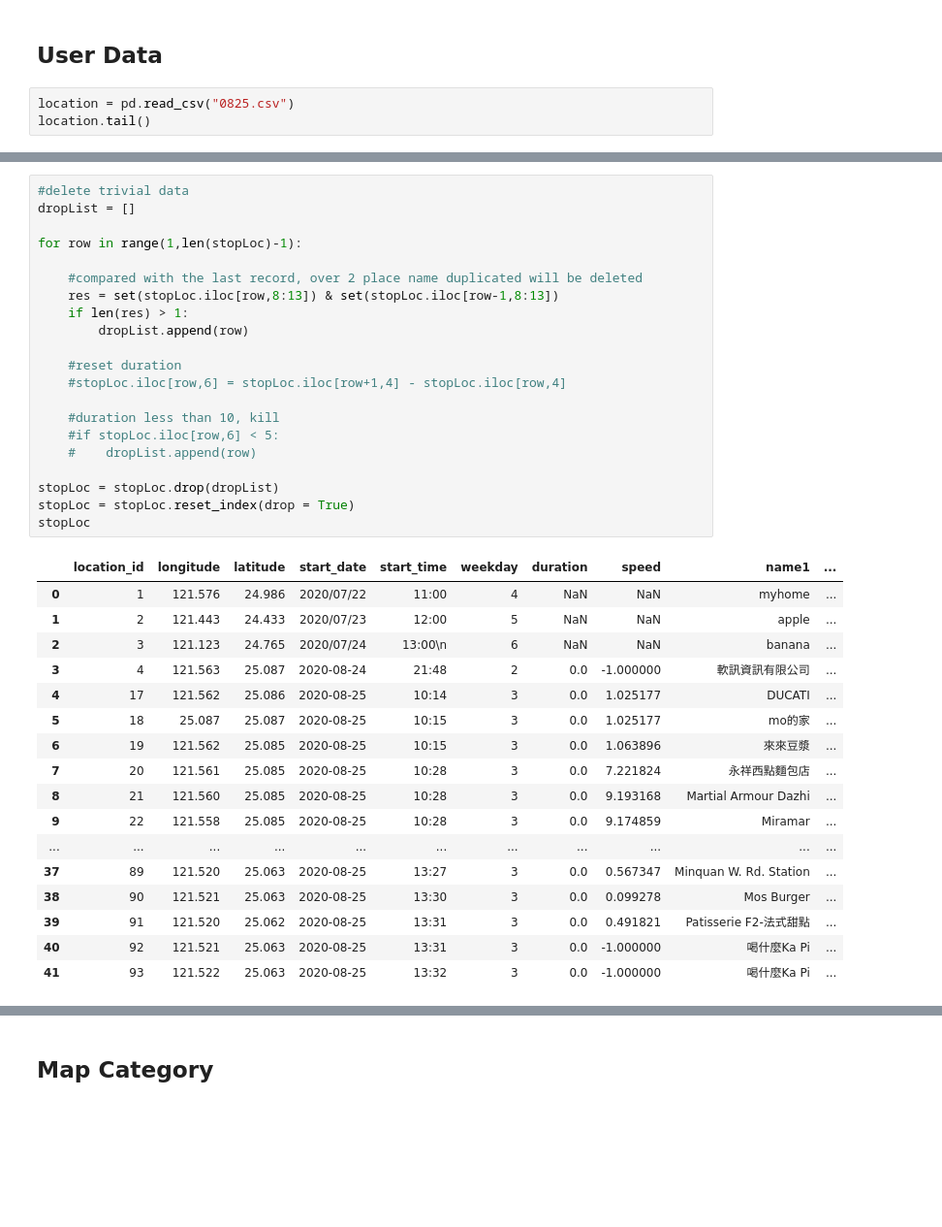
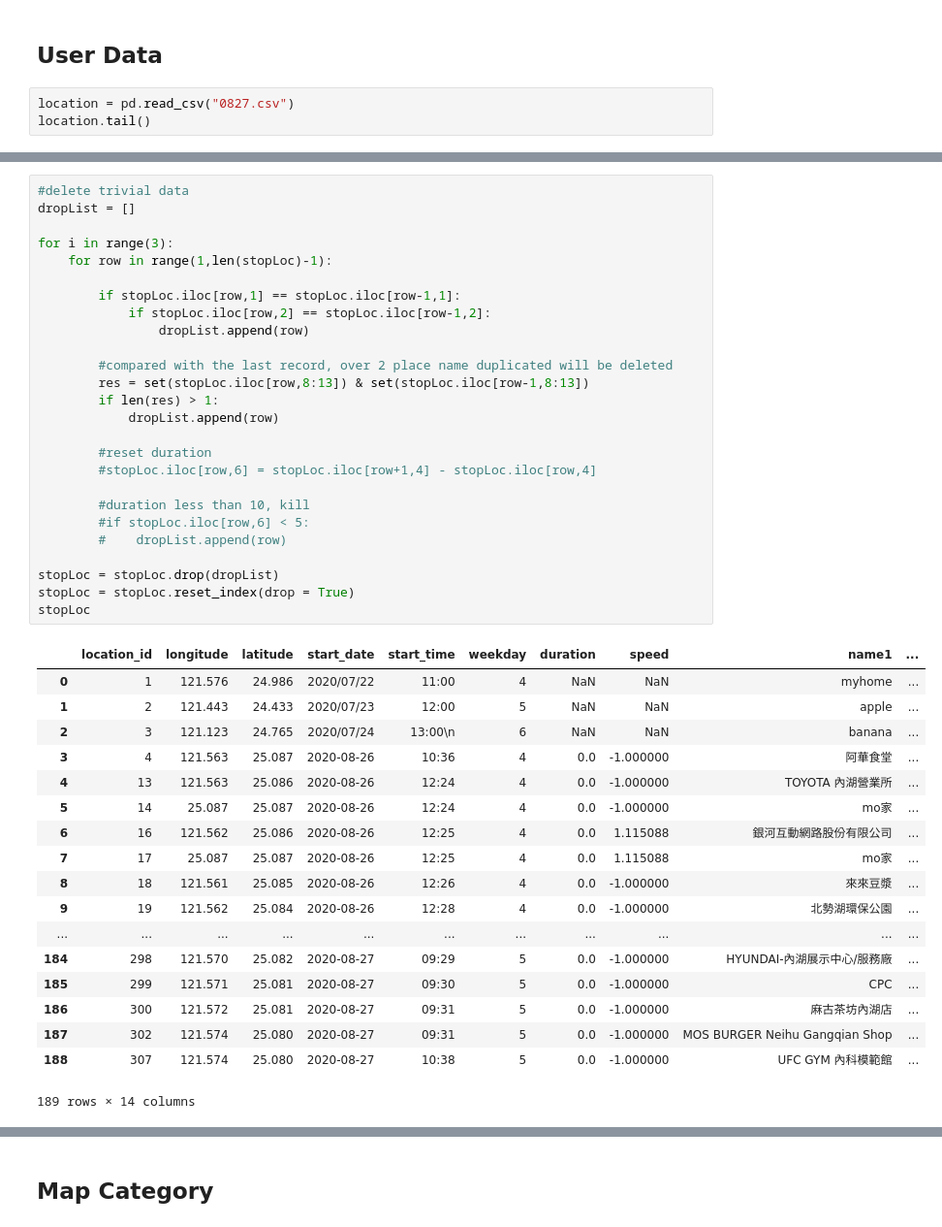
Before and after one commit to yuchieh0130/chchboss, a Jupyter notebook: CategoryPrediction_RandomForest.ipynb, the cells around one changed output, grey strips where cells are left out. Shown at 97% size. Drawn from its saved outputs; the diff is of its cells as text; blank space fills up the shorter version.

```diff
--- a/CategoryPrediction_RandomForest.ipynb
+++ b/CategoryPrediction_RandomForest.ipynb
@@ -146,7 +140,7 @@ array([ 3,  3,  2, 17,  6,  1,  6, 17,  6, 17,  2,  3,  2, 17,  6,  1,  6,
 # %% [markdown]
 ## User Data
 # %%
-location = pd.read_csv("0825.csv")
+location = pd.read_csv("0827.csv")
 location.tail()
 # %% [output]
 |  | location_id | longitude | latitude | start_date | start_time | weekday | duration | speed | name1 | ... |
@@ -190,42 +184,48 @@ stopLoc
 # %%
 #delete trivial data
 dropList = []
 
-for row in range(1,len(stopLoc)-1):
+for i in range(3):
+    for row in range(1,len(stopLoc)-1):
 
-    #compared with the last record, over 2 place name duplicated will be deleted
-    res = set(stopLoc.iloc[row,8:13]) & set(stopLoc.iloc[row-1,8:13])
-    if len(res) > 1:
-        dropList.append(row)
+        if stopLoc.iloc[row,1] == stopLoc.iloc[row-1,1]:
+            if stopLoc.iloc[row,2] == stopLoc.iloc[row-1,2]:
+                dropList.append(row)
 
-    #reset duration
-    #stopLoc.iloc[row,6] = stopLoc.iloc[row+1,4] - stopLoc.iloc[row,4]
+        #compared with the last record, over 2 place name duplicated will be deleted
+        res = set(stopLoc.iloc[row,8:13]) & set(stopLoc.iloc[row-1,8:13])
+        if len(res) > 1:
+            dropList.append(row)
 
-    #duration less than 10, kill
-    #if stopLoc.iloc[row,6] < 5:
-    #    dropList.append(row)
+        #reset duration
+        #stopLoc.iloc[row,6] = stopLoc.iloc[row+1,4] - stopLoc.iloc[row,4]
+
+        #duration less than 10, kill
+        #if stopLoc.iloc[row,6] < 5:
+        #    dropList.append(row)
 
 stopLoc = stopLoc.drop(dropList)
 stopLoc = stopLoc.reset_index(drop = True)
 stopLoc
 # %% [output]
 |  | location_id | longitude | latitude | start_date | start_time | weekday | duration | speed | name1 | ... |
 | 0 | 1 | 121.576 | 24.986 | 2020/07/22 | 11:00 | 4 | NaN | NaN | myhome | ... |
 | 1 | 2 | 121.443 | 24.433 | 2020/07/23 | 12:00 | 5 | NaN | NaN | apple | ... |
 | 2 | 3 | 121.123 | 24.765 | 2020/07/24 | 13:00\n | 6 | NaN | NaN | banana | ... |
-| 3 | 4 | 121.563 | 25.087 | 2020-08-24 | 21:48 | 2 | 0.0 | -1.000000 | 軟訊資訊有限公司 | ... |
-| 4 | 17 | 121.562 | 25.086 | 2020-08-25 | 10:14 | 3 | 0.0 | 1.025177 | DUCATI | ... |
-| 5 | 18 | 25.087 | 25.087 | 2020-08-25 | 10:15 | 3 | 0.0 | 1.025177 | mo的家 | ... |
-| 6 | 19 | 121.562 | 25.085 | 2020-08-25 | 10:15 | 3 | 0.0 | 1.063896 | 來來豆漿 | ... |
-| 7 | 20 | 121.561 | 25.085 | 2020-08-25 | 10:28 | 3 | 0.0 | 7.221824 | 永祥西點麵包店 | ... |
-| 8 | 21 | 121.560 | 25.085 | 2020-08-25 | 10:28 | 3 | 0.0 | 9.193168 | Martial Armour Dazhi | ... |
-| 9 | 22 | 121.558 | 25.085 | 2020-08-25 | 10:28 | 3 | 0.0 | 9.174859 | Miramar | ... |
+| 3 | 4 | 121.563 | 25.087 | 2020-08-26 | 10:36 | 4 | 0.0 | -1.000000 | 阿華食堂 | ... |
+| 4 | 13 | 121.563 | 25.086 | 2020-08-26 | 12:24 | 4 | 0.0 | -1.000000 | TOYOTA 內湖營業所 | ... |
+| 5 | 14 | 25.087 | 25.087 | 2020-08-26 | 12:24 | 4 | 0.0 | -1.000000 | mo家 | ... |
+| 6 | 16 | 121.562 | 25.086 | 2020-08-26 | 12:25 | 4 | 0.0 | 1.115088 | 銀河互動網路股份有限公司 | ... |
+| 7 | 17 | 25.087 | 25.087 | 2020-08-26 | 12:25 | 4 | 0.0 | 1.115088 | mo家 | ... |
+| 8 | 18 | 121.561 | 25.085 | 2020-08-26 | 12:26 | 4 | 0.0 | -1.000000 | 來來豆漿 | ... |
+| 9 | 19 | 121.562 | 25.084 | 2020-08-26 | 12:28 | 4 | 0.0 | -1.000000 | 北勢湖環保公園 | ... |
 | ... | ... | ... | ... | ... | ... | ... | ... | ... | ... | ... |
-| 37 | 89 | 121.520 | 25.063 | 2020-08-25 | 13:27 | 3 | 0.0 | 0.567347 | Minquan W. Rd. Station | ... |
-| 38 | 90 | 121.521 | 25.063 | 2020-08-25 | 13:30 | 3 | 0.0 | 0.099278 | Mos Burger | ... |
-| 39 | 91 | 121.520 | 25.062 | 2020-08-25 | 13:31 | 3 | 0.0 | 0.491821 | Patisserie F2-法式甜點 | ... |
-| 40 | 92 | 121.521 | 25.063 | 2020-08-25 | 13:31 | 3 | 0.0 | -1.000000 | 喝什麼Ka Pi | ... |
-| 41 | 93 | 121.522 | 25.063 | 2020-08-25 | 13:32 | 3 | 0.0 | -1.000000 | 喝什麼Ka Pi | ... |
+| 184 | 298 | 121.570 | 25.082 | 2020-08-27 | 09:29 | 5 | 0.0 | -1.000000 | HYUNDAI-內湖展示中心/服務廠 | ... |
+| 185 | 299 | 121.571 | 25.081 | 2020-08-27 | 09:30 | 5 | 0.0 | -1.000000 | CPC | ... |
+| 186 | 300 | 121.572 | 25.081 | 2020-08-27 | 09:31 | 5 | 0.0 | -1.000000 | 麻古茶坊內湖店 | ... |
+| 187 | 302 | 121.574 | 25.080 | 2020-08-27 | 09:31 | 5 | 0.0 | -1.000000 | MOS BURGER Neihu Gangqian Shop | ... |
+| 188 | 307 | 121.574 | 25.080 | 2020-08-27 | 10:38 | 5 | 0.0 | -1.000000 | UFC GYM 內科模範館 | ... |
+189 rows × 14 columns
 # %%
 #calculate duration
 from datetime import datetime
```
Also changed, not shown: parts of 19 cells of this notebook, 2 other files.
